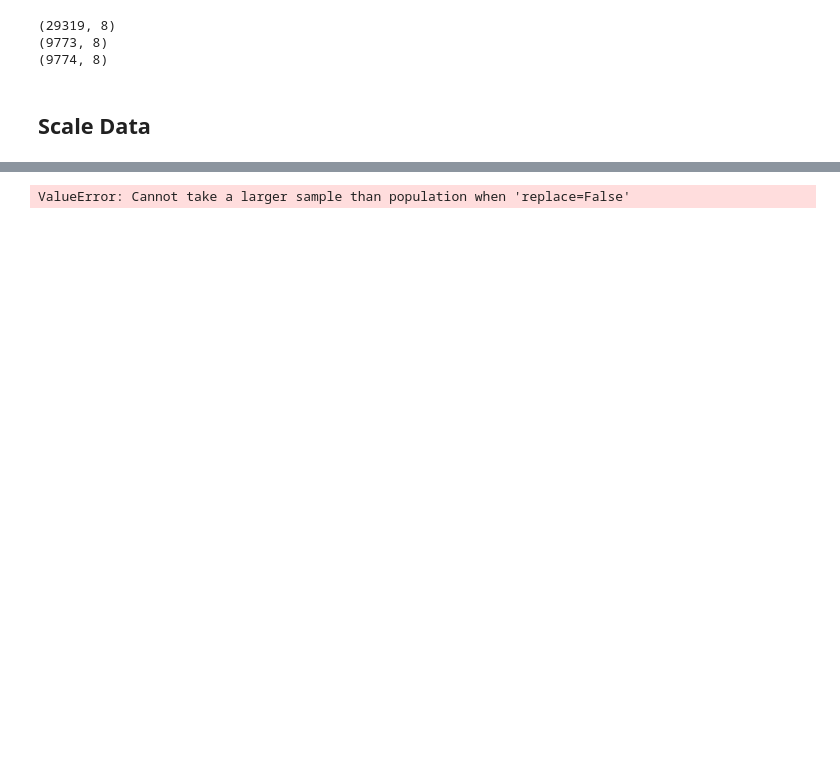
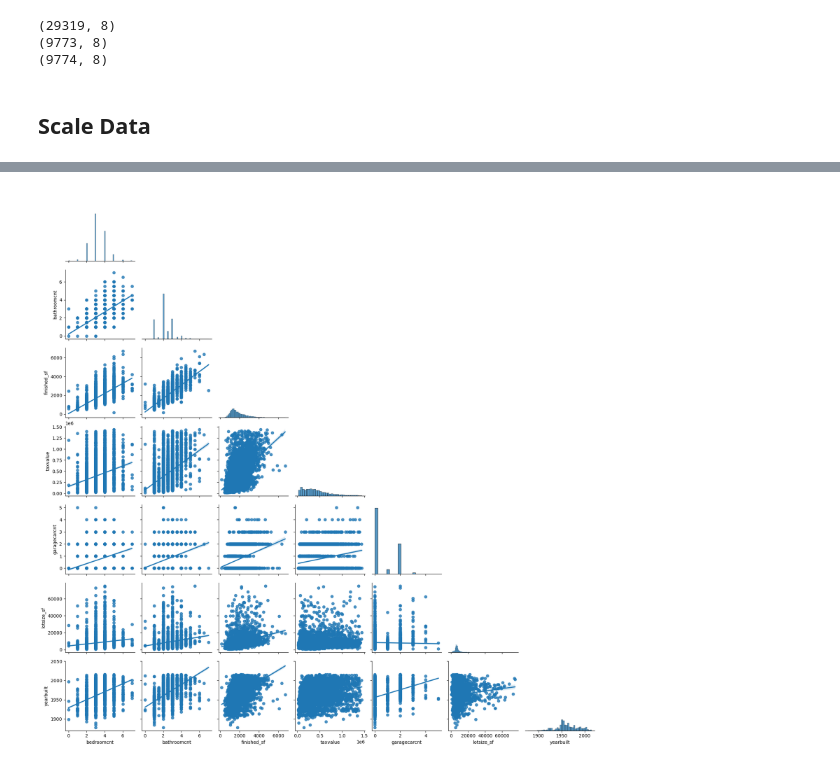
Before and after one commit to Brian-ONeil/project2_zillow, a Jupyter notebook: non_final_report.ipynb, the cells around one changed output, grey strips where cells are left out. Cells and saved outputs as stored; diff of their text form; code cells hidden in the pictures; blank space fills up the shorter version.

```diff
--- a/non_final_report.ipynb
+++ b/non_final_report.ipynb
@@ -413,4 +374,5 @@ train_scaled.head()
 # %%
-exp.plot_variable_pairs(df)
+sns.pairplot(train.sample(5000), corner=True, kind='reg')
+plt.show()
 # %% [output]
-ValueError: Cannot take a larger sample than population when 'replace=False'
+[figure, added]
```
Also changed, not shown: parts of 91 cells of this notebook, 5 other files.
